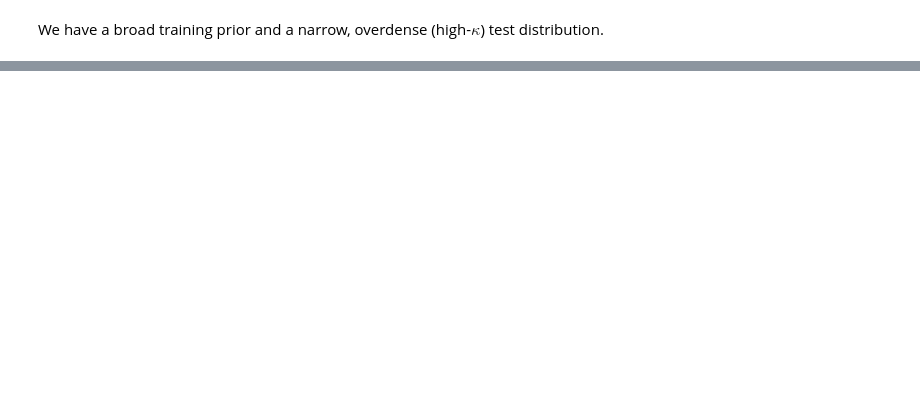
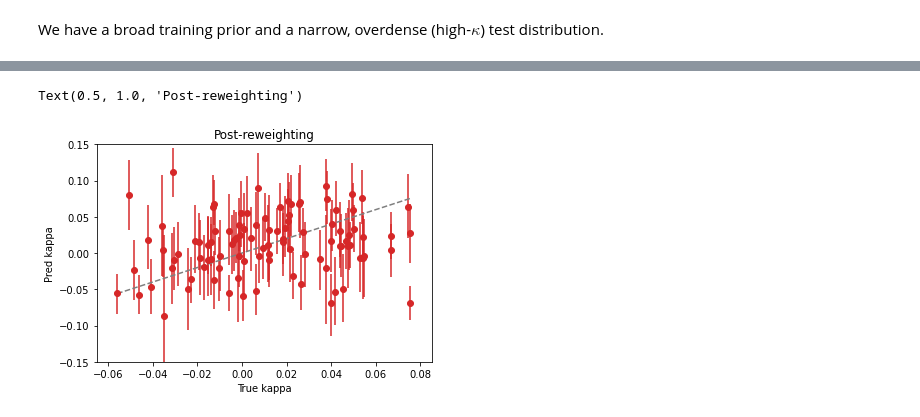
Before and after one commit to jiwoncpark/node-to-joy, a Jupyter notebook: demo/Hierarchical_Inference_Validation.ipynb, the cells around one changed output, grey strips where cells are left out. Saved outputs shown, nothing was run; the diff lists cells and outputs as text; code cells hidden in the pictures; blank space fills up the shorter version.

```diff
--- a/demo/Hierarchical_Inference_Validation.ipynb
+++ b/demo/Hierarchical_Inference_Validation.ipynb
@@ -258,15 +253,20 @@ plt.title('Pre-reweighting')
 # %%
+n_test = len(infer_obj.test_dataset)
 min_p, max_p = np.min(k_test), np.max(k_test)
 
-plt.errorbar(k_test, reweighted_stats['med'],
-             yerr=np.stack([reweighted_stats['minus_sig'], reweighted_stats['plus_sig']], axis=0),
+plt.errorbar(k_test, post_metrics['med'].values[:n_test],
+             yerr=np.stack([post_metrics['minus_sig'].values[:n_test],
+                            post_metrics['plus_sig'].values[:n_test]], axis=0),
              fmt='o', color='tab:red')
 plt.plot(np.linspace(min_p, max_p, 20), np.linspace(min_p, max_p, 20),
          color='tab:gray', linestyle='--', label='1-1')
 plt.ylim([-0.15, 0.15])
 plt.xlim([-0.065, 0.085])
 plt.xlabel('True kappa')
 plt.ylabel('Pred kappa')
 plt.title('Post-reweighting')
+# %% [output]
+Text(0.5, 1.0, 'Post-reweighting')
+[figure, added]
 # %%
 plt.close('all')
```
Also changed, not shown: parts of 13 cells of this notebook, 2 other files.
